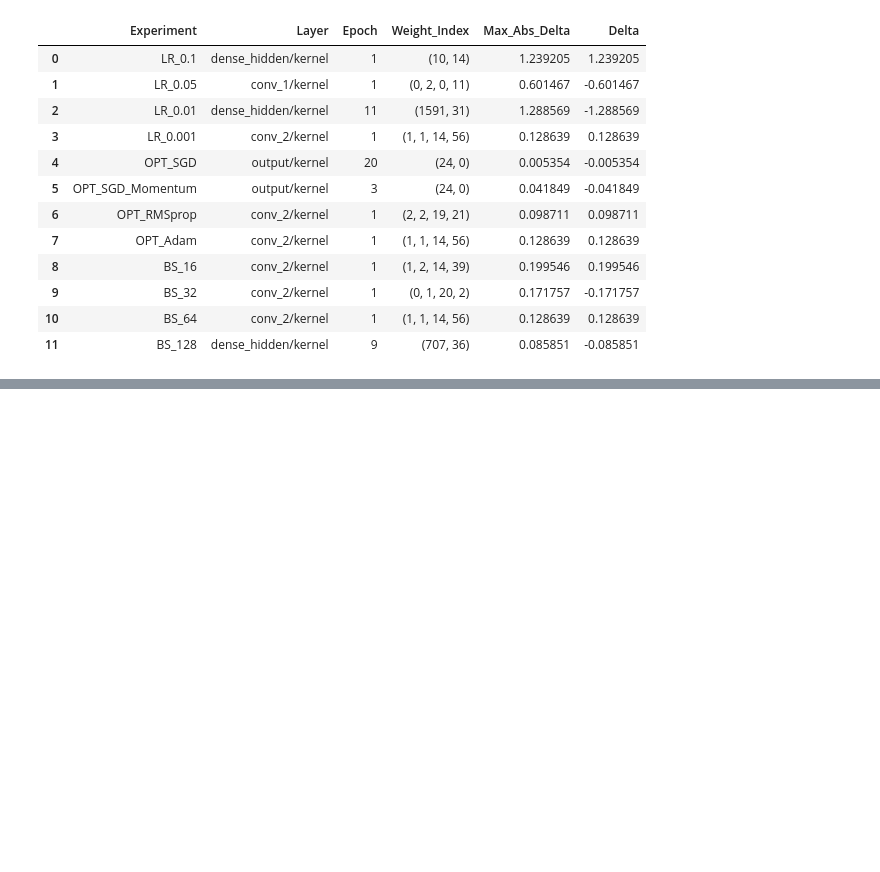
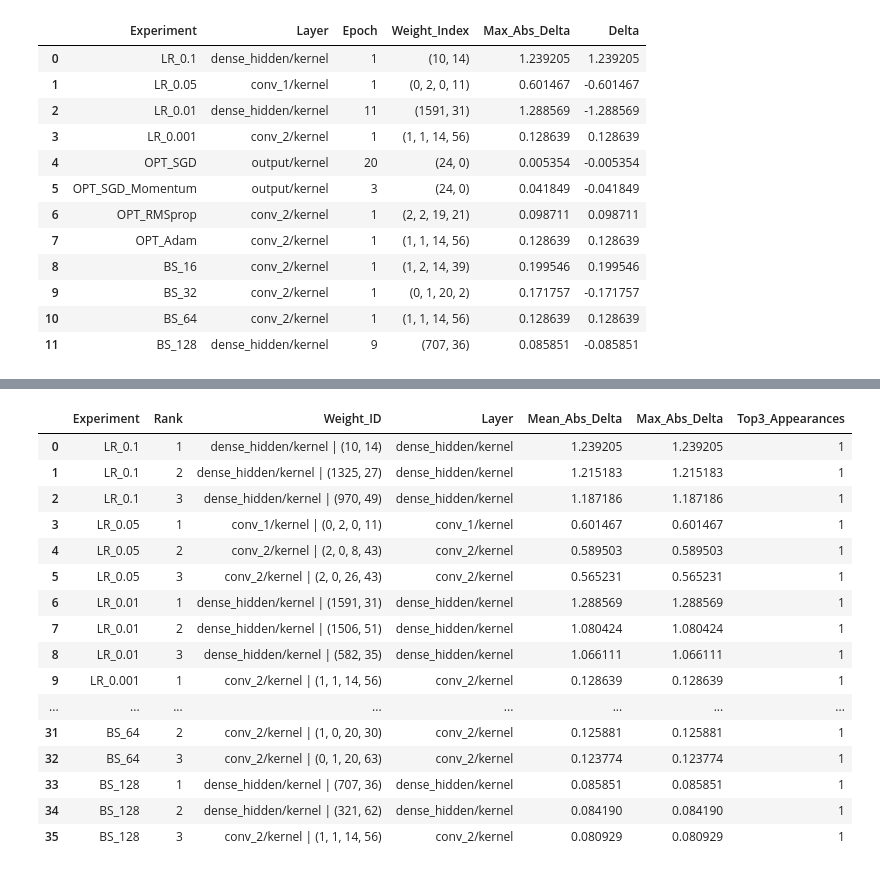
Before and after one commit to davidazimov069-maker/DeepLearning, a Jupyter notebook: FinalProject/DLFinalProject_DavidAviad.ipynb, the cells around one changed output, grey strips where cells are left out. Saved outputs shown, nothing was run; the diff lists cells and outputs as text; code cells hidden in the pictures; blank space fills up the shorter version.

```diff
--- a/FinalProject/DLFinalProject_DavidAviad.ipynb
+++ b/FinalProject/DLFinalProject_DavidAviad.ipynb
@@ -2055,0 +2168,65 @@ most_volatile_df
+# %%
+def clean_weight_index(weight_index):
+    return tuple(int(i) for i in weight_index)
+
+
+top3_overall_rows = []
+
+for experiment_name, result in experiment_results.items():
+    top_df = result["top_weight_changes"].copy()
+
+    top_df["clean_weight_index"] = top_df["weight_index"].apply(clean_weight_index)
+
+    top_df["weight_id"] = (
+        top_df["layer"].astype(str)
+        + " | "
+        + top_df["clean_weight_index"].astype(str)
+    )
+
+    grouped_top = (
+        top_df
+        .groupby(["weight_id", "layer"], as_index=False)
+        .agg(
+            Mean_Abs_Delta=("abs_delta", "mean"),
+            Max_Abs_Delta=("abs_delta", "max"),
+            Top3_Appearances=("abs_delta", "count")
+        )
+        .sort_values("Mean_Abs_Delta", ascending=False)
+        .head(3)
+    )
+
+    for rank, (_, row) in enumerate(grouped_top.iterrows(), start=1):
+        top3_overall_rows.append({
+            "Experiment": experiment_name,
+            "Rank": rank,
+            "Weight_ID": row["weight_id"],
+            "Layer": row["layer"],
+            "Mean_Abs_Delta": row["Mean_Abs_Delta"],
+            "Max_Abs_Delta": row["Max_Abs_Delta"],
+            "Top3_Appearances": row["Top3_Appearances"]
+        })
+
+top3_overall_df = pd.DataFrame(top3_overall_rows)
+
+top3_overall_df["Mean_Abs_Delta"] = top3_overall_df["Mean_Abs_Delta"].astype(float).round(6)
+top3_overall_df["Max_Abs_Delta"] = top3_overall_df["Max_Abs_Delta"].astype(float).round(6)
+
+top3_overall_df
+# %% [output]
+|  | Experiment | Rank | Weight_ID | Layer | Mean_Abs_Delta | Max_Abs_Delta | Top3_Appearances |
+| 0 | LR_0.1 | 1 | dense_hidden/kernel | (10, 14) | dense_hidden/kernel | 1.239205 | 1.239205 | 1 |
+| 1 | LR_0.1 | 2 | dense_hidden/kernel | (1325, 27) | dense_hidden/kernel | 1.215183 | 1.215183 | 1 |
+| 2 | LR_0.1 | 3 | dense_hidden/kernel | (970, 49) | dense_hidden/kernel | 1.187186 | 1.187186 | 1 |
+| 3 | LR_0.05 | 1 | conv_1/kernel | (0, 2, 0, 11) | conv_1/kernel | 0.601467 | 0.601467 | 1 |
+| 4 | LR_0.05 | 2 | conv_2/kernel | (2, 0, 8, 43) | conv_2/kernel | 0.589503 | 0.589503 | 1 |
+| 5 | LR_0.05 | 3 | conv_2/kernel | (2, 0, 26, 43) | conv_2/kernel | 0.565231 | 0.565231 | 1 |
+| 6 | LR_0.01 | 1 | dense_hidden/kernel | (1591, 31) | dense_hidden/kernel | 1.288569 | 1.288569 | 1 |
+| 7 | LR_0.01 | 2 | dense_hidden/kernel | (1506, 51) | dense_hidden/kernel | 1.080424 | 1.080424 | 1 |
+| 8 | LR_0.01 | 3 | dense_hidden/kernel | (582, 35) | dense_hidden/kernel | 1.066111 | 1.066111 | 1 |
+| 9 | LR_0.001 | 1 | conv_2/kernel | (1, 1, 14, 56) | conv_2/kernel | 0.128639 | 0.128639 | 1 |
+| ... | ... | ... | ... | ... | ... | ... | ... |
+| 31 | BS_64 | 2 | conv_2/kernel | (1, 0, 20, 30) | conv_2/kernel | 0.125881 | 0.125881 | 1 |
+| 32 | BS_64 | 3 | conv_2/kernel | (0, 1, 20, 63) | conv_2/kernel | 0.123774 | 0.123774 | 1 |
+| 33 | BS_128 | 1 | dense_hidden/kernel | (707, 36) | dense_hidden/kernel | 0.085851 | 0.085851 | 1 |
+| 34 | BS_128 | 2 | dense_hidden/kernel | (321, 62) | dense_hidden/kernel | 0.084190 | 0.084190 | 1 |
+| 35 | BS_128 | 3 | conv_2/kernel | (1, 1, 14, 56) | conv_2/kernel | 0.080929 | 0.080929 | 1 |
```
Also changed, not shown: parts of 35 cells of this notebook.
